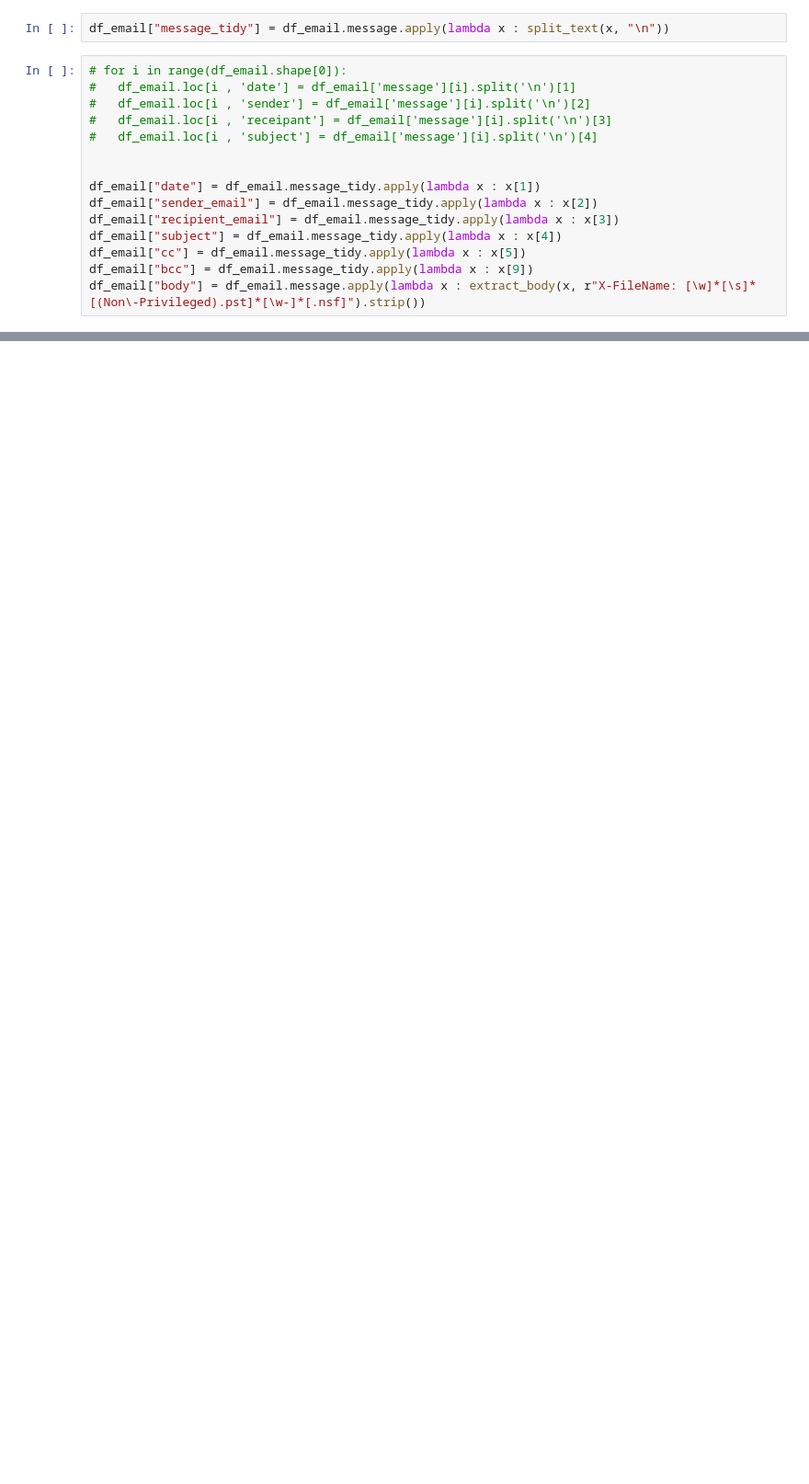
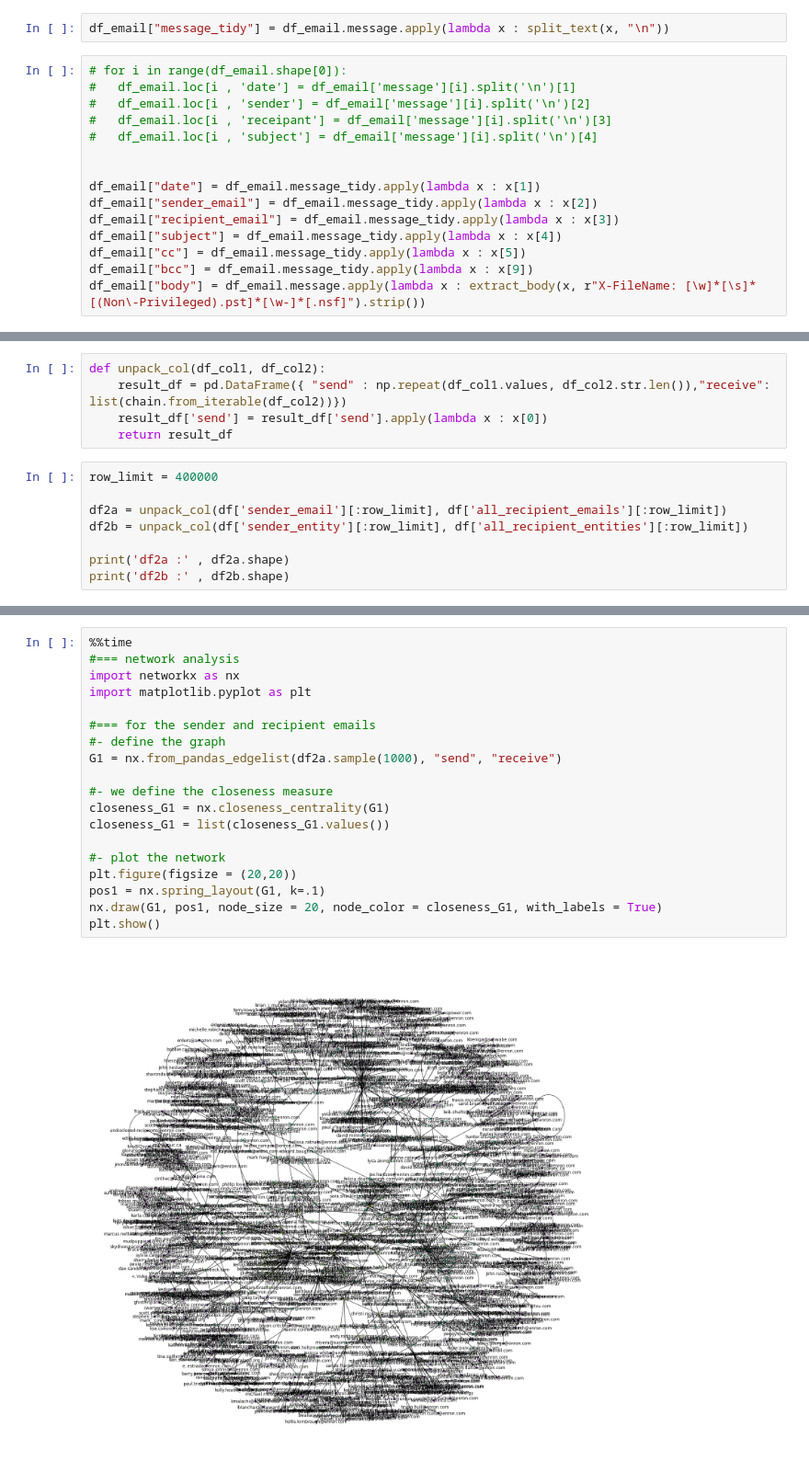
Before and after one commit to 86lekwenshiung/Graph-Network-for-Fraud-Analysis, a Jupyter notebook: Graph_Network_Visualisation.ipynb, the cells around one changed output, grey strips where cells are left out. Shown at 92% size. Drawn from its saved outputs; the diff is of its cells as text; blank space fills up the shorter version.

```diff
--- a/Graph_Network_Visualisation.ipynb
+++ b/Graph_Network_Visualisation.ipynb
@@ -490,0 +544,13 @@ df_email
+# %%
+def unpack_col(df_col1, df_col2):
+    result_df = pd.DataFrame({ "send" : np.repeat(df_col1.values, df_col2.str.len()),"receive": list(chain.from_iterable(df_col2))})
+    result_df['send'] = result_df['send'].apply(lambda x : x[0])
+    return result_df
+# %%
+row_limit = 400000
+
+df2a = unpack_col(df['sender_email'][:row_limit], df['all_recipient_emails'][:row_limit])
+df2b = unpack_col(df['sender_entity'][:row_limit], df['all_recipient_entities'][:row_limit])
+
+print('df2a :' , df2a.shape)
+print('df2b :' , df2b.shape)
@@ -490,0 +563,21 @@ df_email
+# %%
+%%time
+#=== network analysis
+import networkx as nx
+import matplotlib.pyplot as plt
+
+#=== for the sender and recipient emails
+#- define the graph
+G1 = nx.from_pandas_edgelist(df2a.sample(1000), "send", "receive")
+
+#- we define the closeness measure
+closeness_G1 = nx.closeness_centrality(G1)
+closeness_G1 = list(closeness_G1.values())
+
+#- plot the network
+plt.figure(figsize = (20,20))
+pos1 = nx.spring_layout(G1, k=.1)
+nx.draw(G1, pos1, node_size = 20, node_color = closeness_G1, with_labels = True)
+plt.show()
+# %% [output]
+[figure, added]
```
Also changed, not shown: parts of 21 cells of this notebook.
